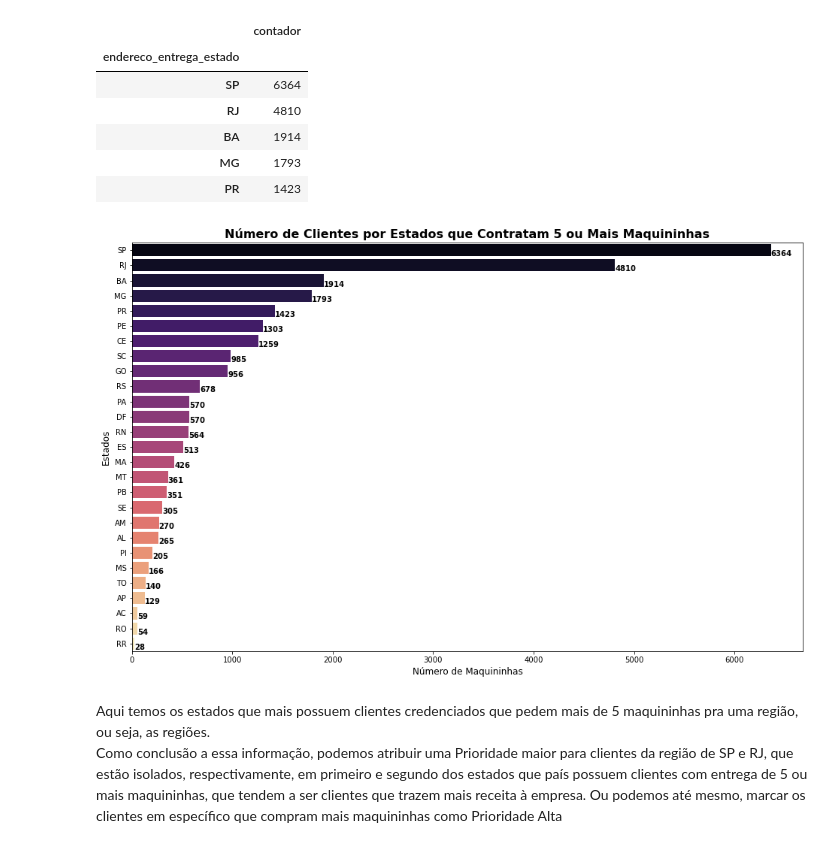
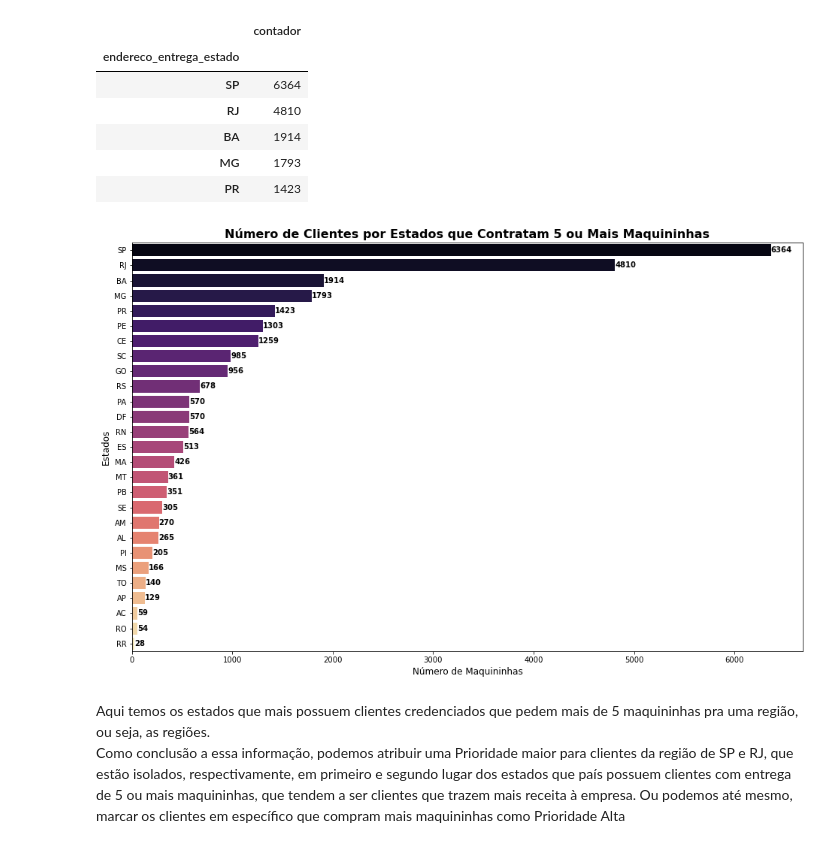
Before and after one commit to rafajovelho/Case3, a Jupyter notebook: Caso_TON.ipynb, the cells around one changed output. Cells and saved outputs as stored; diff of their text form; code cells hidden in the pictures.

```diff
--- a/Caso_TON.ipynb
+++ b/Caso_TON.ipynb
@@ -1572,7 +1574,7 @@ q6.head(10)
 # Plot
 plt.figure(figsize = (16,10))
 
-ax = sns.barplot(data = q6, y = q6.endereco_entrega_estado, x = q6.id_conta, palette = 'Blues', orient = 'h')
+ax = sns.barplot(data = q6, y = q6.endereco_entrega_estado, x = q6.id_conta, palette = 'magma', orient = 'h')
 plt.title('Número de Maquininhas Entregue por Região ', fontdict = {'fontsize': 16}, weight = 'bold')
 plt.xlabel('Número de Maquininhas', fontdict = {'fontsize': 12})
 plt.ylabel('Estados', fontdict = {'fontsize': 12})
@@ -1594,7 +1596,7 @@ for i, (p, pr) in enumerate(zip(q6.endereco_entrega_estado, q6.id_conta)):
     x_label = x + width
 
     # use the rectangle x to plot the text and set the ha to right instead of left
-    plt.text(s=pr, x=x_label, y=i, color='black', va="top", ha="left", size=10, weight='bold')
+    plt.text(s=pr, x=x_label, y=i, color='black', va="center", ha="left", size=10, weight='bold')
 
 
 plt.show()
@@ -1634,7 +1636,7 @@ for i, (p, pr) in enumerate(zip(q7.endereco_entrega_cidade[:20], q7.id_conta[:20
     x_label = x + width
 
     # use the rectangle x to plot the text and set the ha to right instead of left
-    plt.text(s=pr, x=x_label, y=i, color='black', va="bottom", ha="left", size=10, weight='bold')
+    plt.text(s=pr, x=x_label, y=i, color='black', va="center", ha="left", size=10, weight='bold')
 
 plt.show()
 # %% [output]
@@ -1679,32 +1681,32 @@ q8.head()
 # %%
 # Plot
 plt.figure(figsize = (16,10))
 
 ax = sns.barplot(data = q8, y = q8.index, x = q8.contador, palette = 'magma', orient = 'h')
 plt.title('Número de Clientes por Estados que Contratam 5 ou Mais Maquininhas', fontdict = {'fontsize': 16}, weight = 'bold')
 plt.xlabel('Número de Maquininhas', fontdict = {'fontsize': 12})
 plt.ylabel('Estados', fontdict = {'fontsize': 12})
 
 for i, (p, pr) in enumerate(zip(q8.index, q8.contador)):
 
     # extract the rectangles from ax
     rectangle = ax.patches[i]
 
     # get the x for the bar
     x = rectangle.get_x()
 
     # get the width
     width = rectangle.get_width()
 
     # calculate the label position
     x_label = x + width
 
     # use the rectangle x to plot the text and set the ha to right instead of left
-    plt.text(s=pr, x=x_label, y=i, color='black', va="top", ha="left", size=10, weight='bold')
+    plt.text(s=pr, x=x_label, y=i, color='black', va="center", ha="left", size=10, weight='bold')
 
 plt.show()
 # %% [output]
-[figure, old version]
+[figure, new version]
 # %% [markdown]
 Aqui temos os estados que mais possuem clientes credenciados que pedem mais de 5 maquininhas pra uma região, ou seja, as regiões.
-Como conclusão a essa informação, podemos atribuir uma Prioridade maior para clientes da região de SP e RJ, que estão isolados, respectivamente, em primeiro e segundo dos estados que país possuem clientes com entrega de 5 ou mais maquininhas, que tendem a ser clientes que trazem mais receita à empresa. Ou podemos até mesmo, marcar os clientes em específico que compram mais maquininhas como Prioridade Alta
+Como conclusão a essa informação, podemos atribuir uma Prioridade maior para clientes da região de SP e RJ, que estão isolados, respectivamente, em primeiro e segundo lugar dos estados que país possuem clientes com entrega de 5 ou mais maquininhas, que tendem a ser clientes que trazem mais receita à empresa. Ou podemos até mesmo, marcar os clientes em específico que compram mais maquininhas como Prioridade Alta
```
Also changed, not shown: parts of 21 cells of this notebook.
